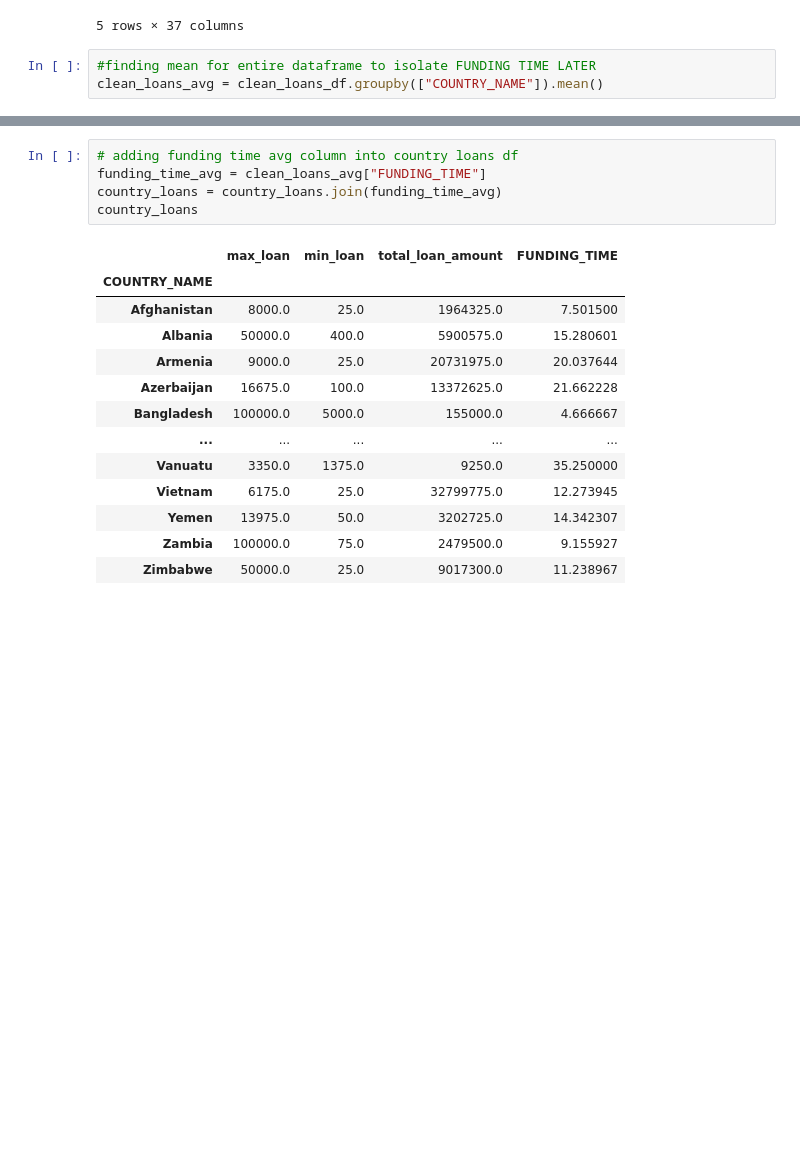
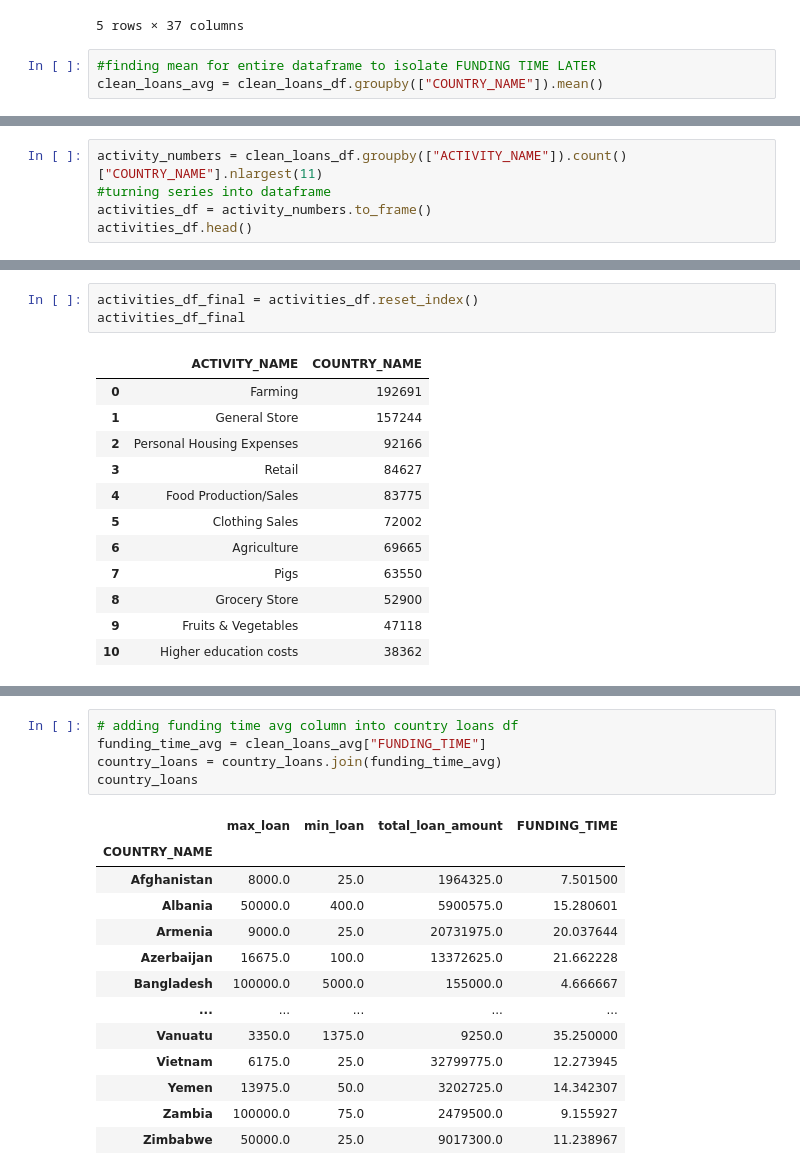
Before and after one commit to emmysobieski/TeamPySpark, a Jupyter notebook: Dashboard_Data_Exploration/Dashboard_Data_Exploration.ipynb, the cells around one changed output, grey strips where cells are left out. Saved outputs shown, nothing was run; the diff lists cells and outputs as text; blank space fills up the shorter version.

```diff
--- a/Dashboard_Data_Exploration/Dashboard_Data_Exploration.ipynb
+++ b/Dashboard_Data_Exploration/Dashboard_Data_Exploration.ipynb
@@ -362,3 +363,8 @@ total_loans_by_country_df.head()
 | Armenia | 13362 |
 | Azerbaijan | 9388 |
 | Bangladesh | 3 |
+# %%
+activity_numbers = clean_loans_df.groupby(["ACTIVITY_NAME"]).count()["COUNTRY_NAME"].nlargest(11)
+#turning series into dataframe
+activities_df = activity_numbers.to_frame()
+activities_df.head()
@@ -364,0 +379,16 @@ total_loans_by_country_df.head()
+# %%
+activities_df_final = activities_df.reset_index()
+activities_df_final
+# %% [output]
+|  | ACTIVITY_NAME | COUNTRY_NAME |
+| 0 | Farming | 192691 |
+| 1 | General Store | 157244 |
+| 2 | Personal Housing Expenses | 92166 |
+| 3 | Retail | 84627 |
+| 4 | Food Production/Sales | 83775 |
+| 5 | Clothing Sales | 72002 |
+| 6 | Agriculture | 69665 |
+| 7 | Pigs | 63550 |
+| 8 | Grocery Store | 52900 |
+| 9 | Fruits & Vegetables | 47118 |
+| 10 | Higher education costs | 38362 |
```
Also changed, not shown: parts of 22 cells of this notebook, 1 other file.
